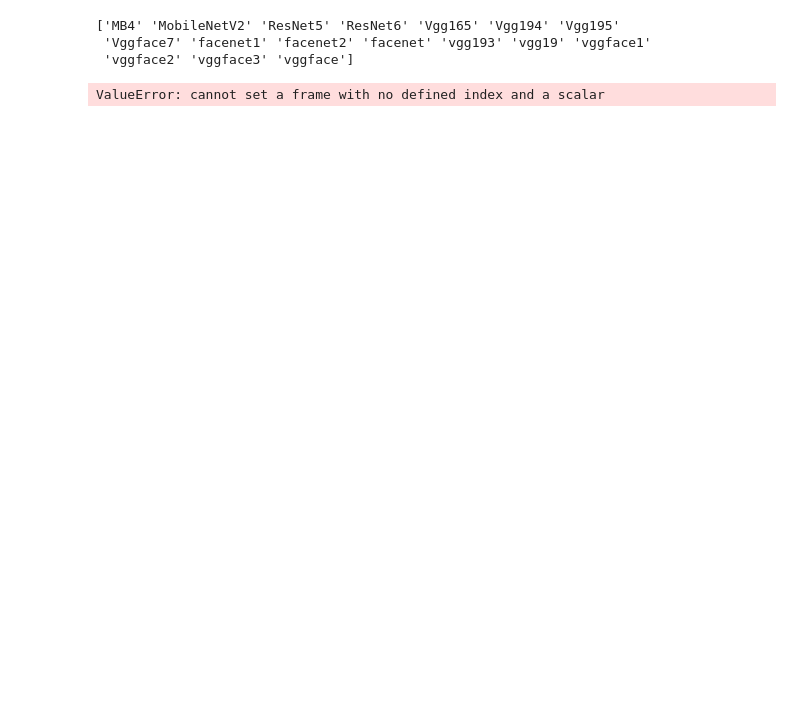
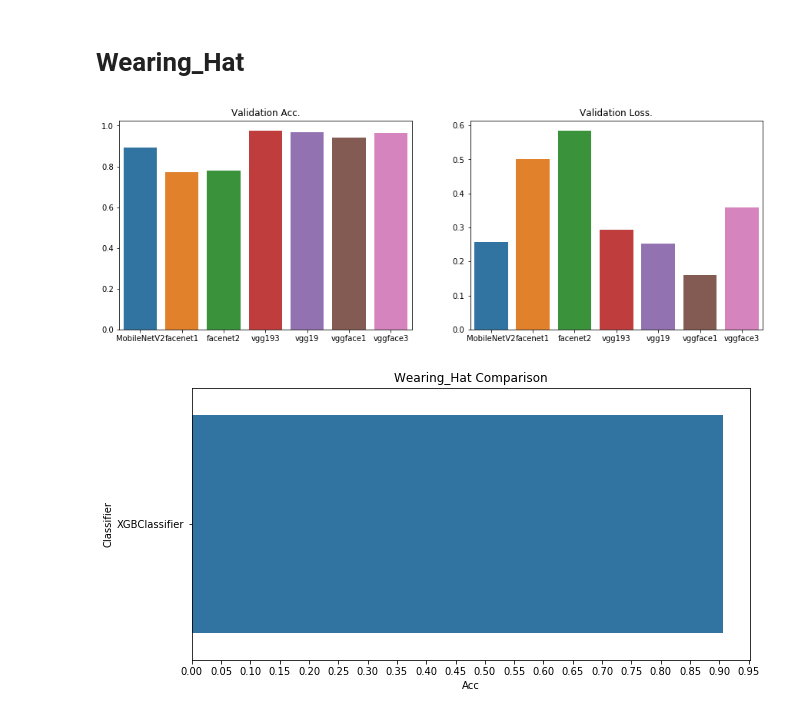
Before and after one commit to taltole/Facial_Attributes_Detection, a Jupyter notebook: Notebooks/Find_best_model.ipynb, the cells around one changed output. Saved outputs shown, nothing was run; the diff lists cells and outputs as text; code cells hidden in the pictures; blank space fills up the shorter version.

Commit message:
add find best model notebook

```diff
--- a/Notebooks/Find_best_model.ipynb
+++ b/Notebooks/Find_best_model.ipynb
@@ -113,14 +105,3 @@ def summarize_classic_cls(csv_path, att, model):
     plt.title(title)
     plt.xticks(np.arange(0, 1, 0.05))
     plt.show()
-# %%
-if __name__ == '__main__':
-    PATH_JSON = '/home/ubuntu/sheryl/Facial_Attributes_Detection/json'
-    label = 'Hat'
-    find_best_model(PATH_JSON)
-    summarize_classic_cls(PATH_CSV, att=None, model=None)
-# %% [output]
-['MB4' 'MobileNetV2' 'ResNet5' 'ResNet6' 'Vgg165' 'Vgg194' 'Vgg195'
- 'Vggface7' 'facenet1' 'facenet2' 'facenet' 'vgg193' 'vgg19' 'vggface1'
- 'vggface2' 'vggface3' 'vggface']
-ValueError: cannot set a frame with no defined index and a scalar
@@ -126,0 +138,11 @@ ValueError: cannot set a frame with no defined index and a scalar
+# %% [markdown]
+# Wearing_Hat
+# %%
+PATH_JSON = '/home/ubuntu/sheryl/Facial_Attributes_Detection/json'
+PATH_CSV ='/home/ubuntu/sheryl/Facial_Attributes_Detection/csv/data/'
+# %%
+find_best_model(PATH_JSON, 'Wearing_Hat')
+summarize_classic_cls(PATH_CSV, att='Wearing_Hat', model=None)
+# %% [output]
+[figure, added]
+[figure, added]
```
Also changed, not shown: parts of 25 cells of this notebook.
